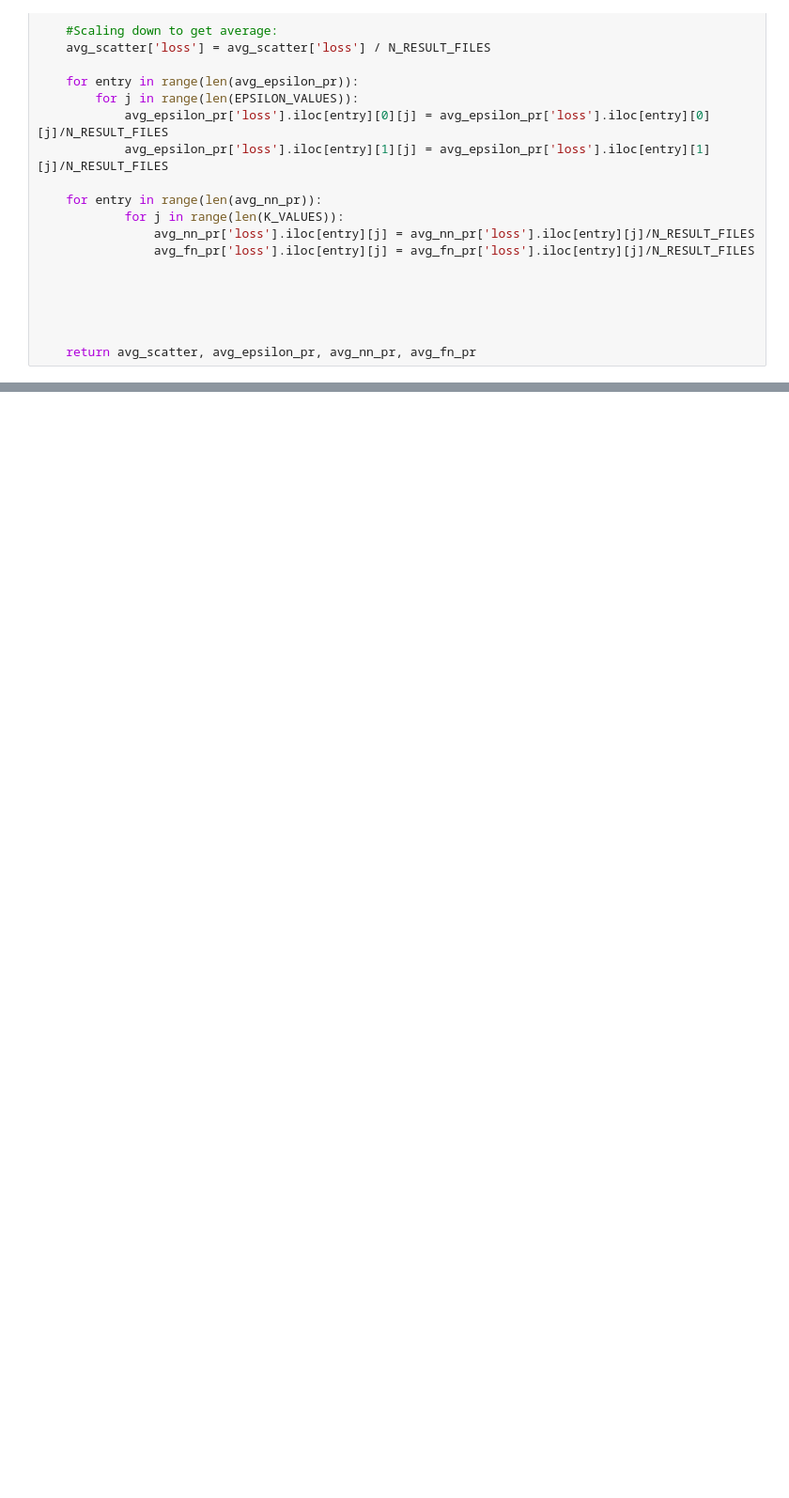
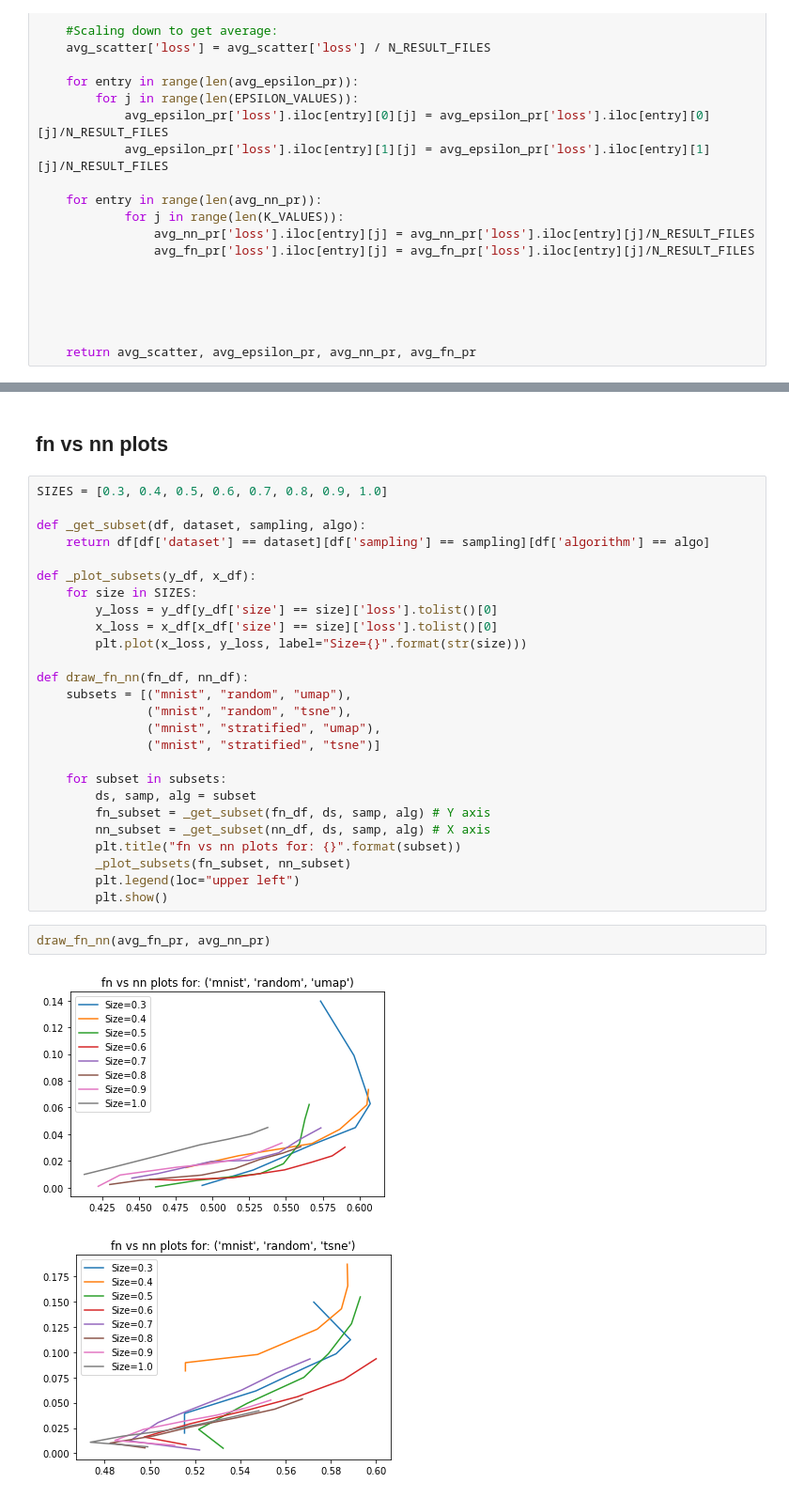
Before and after one commit to raghavmecheri/DimConvergence, a Jupyter notebook: ExperimentOne - Analysis.ipynb, the cells around one changed output, grey strips where cells are left out. Shown at 94% size. Cells and saved outputs as stored; diff of their text form; blank space fills up the shorter version.

```diff
--- a/ExperimentOne - Analysis.ipynb
+++ b/ExperimentOne - Analysis.ipynb
@@ -145,0 +158,33 @@ s
+# %% [markdown]
+## fn vs nn plots
+# %%
+SIZES = [0.3, 0.4, 0.5, 0.6, 0.7, 0.8, 0.9, 1.0]
+
+def _get_subset(df, dataset, sampling, algo):
+    return df[df['dataset'] == dataset][df['sampling'] == sampling][df['algorithm'] == algo]
+
+def _plot_subsets(y_df, x_df):
+    for size in SIZES:
+        y_loss = y_df[y_df['size'] == size]['loss'].tolist()[0]
+        x_loss = x_df[x_df['size'] == size]['loss'].tolist()[0]
+        plt.plot(x_loss, y_loss, label="Size={}".format(str(size)))
+
+def draw_fn_nn(fn_df, nn_df):
+    subsets = [("mnist", "random", "umap"),
+               ("mnist", "random", "tsne"),
+               ("mnist", "stratified", "umap"),
+               ("mnist", "stratified", "tsne")]
+
+    for subset in subsets:
+        ds, samp, alg = subset
+        fn_subset = _get_subset(fn_df, ds, samp, alg) # Y axis
+        nn_subset = _get_subset(nn_df, ds, samp, alg) # X axis
+        plt.title("fn vs nn plots for: {}".format(subset))
+        _plot_subsets(fn_subset, nn_subset)
+        plt.legend(loc="upper left")
+        plt.show()
+# %%
+draw_fn_nn(avg_fn_pr, avg_nn_pr)
+# %% [output]
+[figure, added]
+[figure, added]
```
Also changed, not shown: parts of 20 cells of this notebook, 1 other file.
